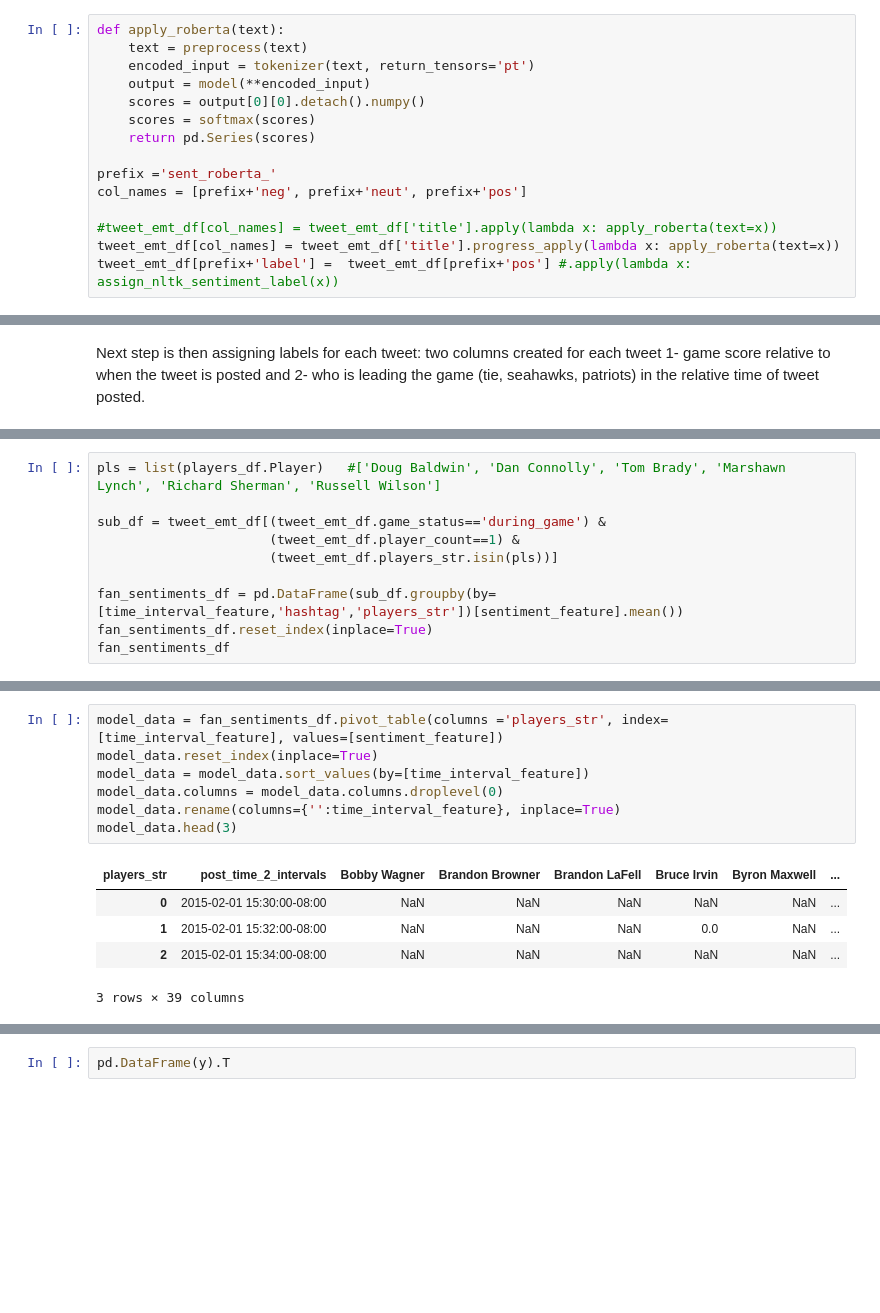
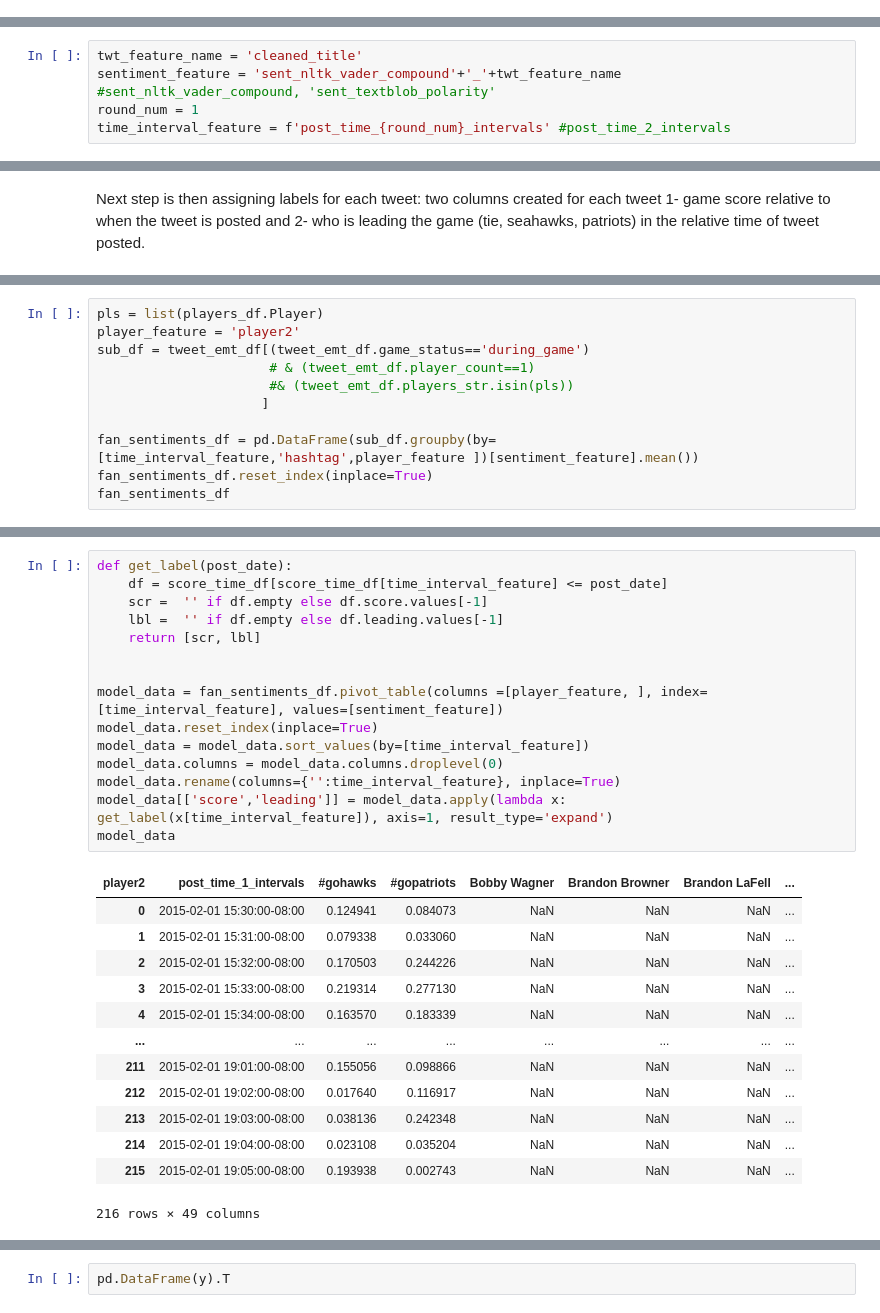
Before and after one commit to camligorkem/data-sicence-projects, a Jupyter notebook: project_4/Project_4_Part2_Twitter_Data.ipynb, the cells around one changed output, grey strips where cells are left out. Cells and saved outputs as stored; diff of their text form; blank space fills up the shorter version.

```diff
--- a/project_4/Project_4_Part2_Twitter_Data.ipynb
+++ b/project_4/Project_4_Part2_Twitter_Data.ipynb
@@ -699,15 +855,0 @@ tqdm.pandas()
-# %%
-def apply_roberta(text):
-    text = preprocess(text)
-    encoded_input = tokenizer(text, return_tensors='pt')
-    output = model(**encoded_input)
-    scores = output[0][0].detach().numpy()
-    scores = softmax(scores)
-    return pd.Series(scores)
-
-prefix ='sent_roberta_'
-col_names = [prefix+'neg', prefix+'neut', prefix+'pos']
-
-#tweet_emt_df[col_names] = tweet_emt_df['title'].apply(lambda x: apply_roberta(text=x))
-tweet_emt_df[col_names] = tweet_emt_df['title'].progress_apply(lambda x: apply_roberta(text=x))
-tweet_emt_df[prefix+'label'] =  tweet_emt_df[prefix+'pos'] #.apply(lambda x: assign_nltk_sentiment_label(x))
@@ -718,3 +860,8 @@ KeyboardInterrupt:
+# %%
+twt_feature_name = 'cleaned_title'
+sentiment_feature = 'sent_nltk_vader_compound'+'_'+twt_feature_name   #sent_nltk_vader_compound, 'sent_textblob_polarity'
+round_num = 1
+time_interval_feature = f'post_time_{round_num}_intervals' #post_time_2_intervals
 # %%
 def timeround(tm, round_val=10):
     tm += datetime.timedelta(minutes=int(round_val/2))
@@ -883,12 +1004,13 @@ __How to Round the time__?
 TODO explain
 # %%
-pls = list(players_df.Player)   #['Doug Baldwin', 'Dan Connolly', 'Tom Brady', 'Marshawn Lynch', 'Richard Sherman', 'Russell Wilson']
+pls = list(players_df.Player)
+player_feature = 'player2'
+sub_df = tweet_emt_df[(tweet_emt_df.game_status=='during_game')
+                      # & (tweet_emt_df.player_count==1)
+                      #& (tweet_emt_df.players_str.isin(pls))
+                     ]
 
-sub_df = tweet_emt_df[(tweet_emt_df.game_status=='during_game') &
-                      (tweet_emt_df.player_count==1) &
-                      (tweet_emt_df.players_str.isin(pls))]
-
-fan_sentiments_df = pd.DataFrame(sub_df.groupby(by=[time_interval_feature,'hashtag','players_str'])[sentiment_feature].mean())
+fan_sentiments_df = pd.DataFrame(sub_df.groupby(by=[time_interval_feature,'hashtag',player_feature ])[sentiment_feature].mean())
 fan_sentiments_df.reset_index(inplace=True)
 fan_sentiments_df
 # %% [output]
@@ -908,13 +1030,29 @@ fan_sentiments_df
 # %%
-model_data = fan_sentiments_df.pivot_table(columns ='players_str', index=[time_interval_feature], values=[sentiment_feature])
+def get_label(post_date):
+    df = score_time_df[score_time_df[time_interval_feature] <= post_date]
+    scr =  '' if df.empty else df.score.values[-1]
+    lbl =  '' if df.empty else df.leading.values[-1]
+    return [scr, lbl]
+
+
+model_data = fan_sentiments_df.pivot_table(columns =[player_feature, ], index=[time_interval_feature], values=[sentiment_feature])
 model_data.reset_index(inplace=True)
 model_data = model_data.sort_values(by=[time_interval_feature])
 model_data.columns = model_data.columns.droplevel(0)
 model_data.rename(columns={'':time_interval_feature}, inplace=True)
-model_data.head(3)
+model_data[['score','leading']] = model_data.apply(lambda x: get_label(x[time_interval_feature]), axis=1, result_type='expand')
+model_data
 # %% [output]
-| players_str | post_time_2_intervals | Bobby Wagner | Brandon Browner | Brandon LaFell | Bruce Irvin | Byron Maxwell | ... |
-| 0 | 2015-02-01 15:30:00-08:00 | NaN | NaN | NaN | NaN | NaN | ... |
-| 1 | 2015-02-01 15:32:00-08:00 | NaN | NaN | NaN | 0.0 | NaN | ... |
-| 2 | 2015-02-01 15:34:00-08:00 | NaN | NaN | NaN | NaN | NaN | ... |
+| player2 | post_time_1_intervals | #gohawks | #gopatriots | Bobby Wagner | Brandon Browner | Brandon LaFell | ... |
+| 0 | 2015-02-01 15:30:00-08:00 | 0.124941 | 0.084073 | NaN | NaN | NaN | ... |
+| 1 | 2015-02-01 15:31:00-08:00 | 0.079338 | 0.033060 | NaN | NaN | NaN | ... |
+| 2 | 2015-02-01 15:32:00-08:00 | 0.170503 | 0.244226 | NaN | NaN | NaN | ... |
+| 3 | 2015-02-01 15:33:00-08:00 | 0.219314 | 0.277130 | NaN | NaN | NaN | ... |
+| 4 | 2015-02-01 15:34:00-08:00 | 0.163570 | 0.183339 | NaN | NaN | NaN | ... |
+| ... | ... | ... | ... | ... | ... | ... | ... |
+| 211 | 2015-02-01 19:01:00-08:00 | 0.155056 | 0.098866 | NaN | NaN | NaN | ... |
+| 212 | 2015-02-01 19:02:00-08:00 | 0.017640 | 0.116917 | NaN | NaN | NaN | ... |
+| 213 | 2015-02-01 19:03:00-08:00 | 0.038136 | 0.242348 | NaN | NaN | NaN | ... |
+| 214 | 2015-02-01 19:04:00-08:00 | 0.023108 | 0.035204 | NaN | NaN | NaN | ... |
+| 215 | 2015-02-01 19:05:00-08:00 | 0.193938 | 0.002743 | NaN | NaN | NaN | ... |
-3 rows × 39 columns
+216 rows × 49 columns
```
Also changed, not shown: parts of 152 cells of this notebook.
